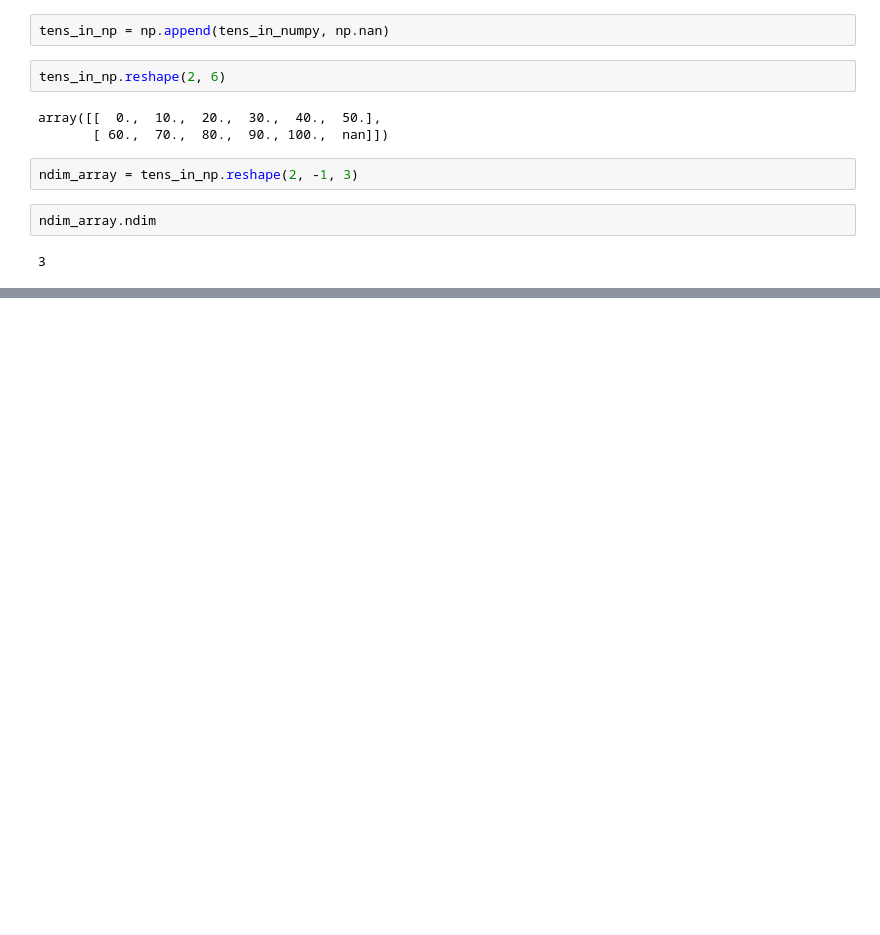
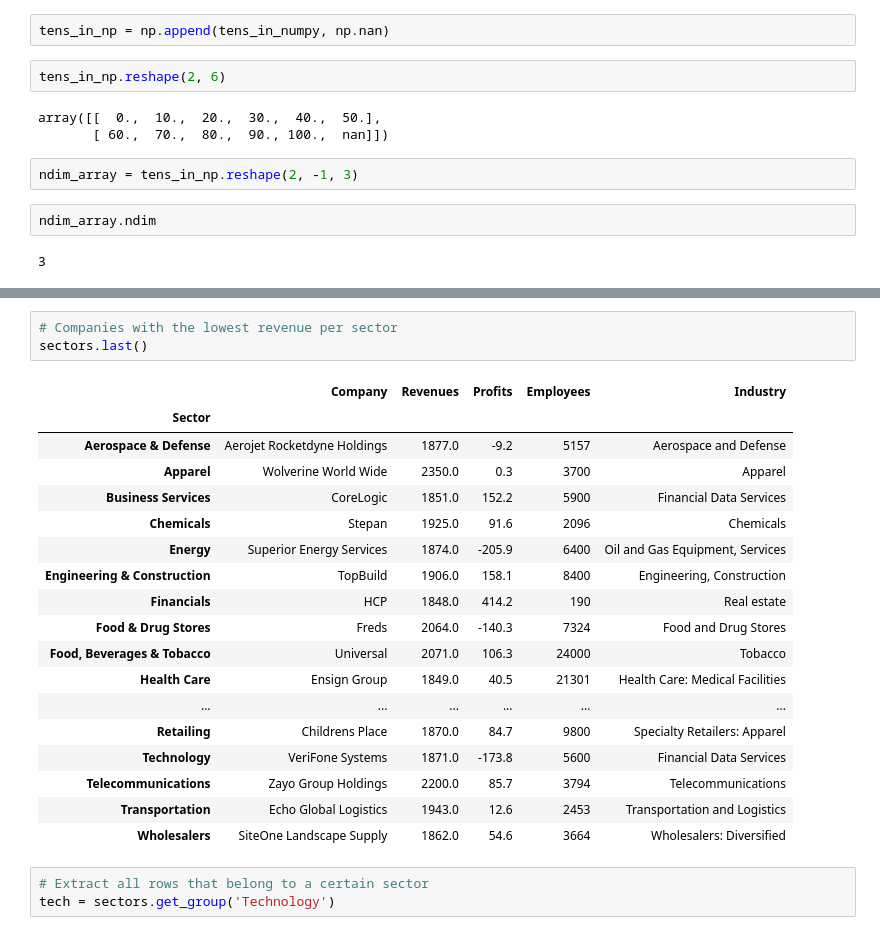
Before and after one commit to chlazaris/pandas_training, a Jupyter notebook: Pandas_Training.ipynb, the cells around one changed output, grey strips where cells are left out. Drawn from its saved outputs; the diff is of its cells as text; blank space fills up the shorter version.

```diff
--- a/Pandas_Training.ipynb
+++ b/Pandas_Training.ipynb
@@ -2036,0 +2189,25 @@ ndim_array.ndim
+# %%
+# Companies with the lowest revenue per sector
+sectors.last()
+# %% [output]
+|  | Company | Revenues | Profits | Employees | Industry |
+| Sector |  |  |  |  |  |
+| Aerospace & Defense | Aerojet Rocketdyne Holdings | 1877.0 | -9.2 | 5157 | Aerospace and Defense |
+| Apparel | Wolverine World Wide | 2350.0 | 0.3 | 3700 | Apparel |
+| Business Services | CoreLogic | 1851.0 | 152.2 | 5900 | Financial Data Services |
+| Chemicals | Stepan | 1925.0 | 91.6 | 2096 | Chemicals |
+| Energy | Superior Energy Services | 1874.0 | -205.9 | 6400 | Oil and Gas Equipment, Services |
+| Engineering & Construction | TopBuild | 1906.0 | 158.1 | 8400 | Engineering, Construction |
+| Financials | HCP | 1848.0 | 414.2 | 190 | Real estate |
+| Food & Drug Stores | Freds | 2064.0 | -140.3 | 7324 | Food and Drug Stores |
+| Food, Beverages & Tobacco | Universal | 2071.0 | 106.3 | 24000 | Tobacco |
+| Health Care | Ensign Group | 1849.0 | 40.5 | 21301 | Health Care: Medical Facilities |
+| ... | ... | ... | ... | ... | ... |
+| Retailing | Childrens Place | 1870.0 | 84.7 | 9800 | Specialty Retailers: Apparel |
+| Technology | VeriFone Systems | 1871.0 | -173.8 | 5600 | Financial Data Services |
+| Telecommunications | Zayo Group Holdings | 2200.0 | 85.7 | 3794 | Telecommunications |
+| Transportation | Echo Global Logistics | 1943.0 | 12.6 | 2453 | Transportation and Logistics |
+| Wholesalers | SiteOne Landscape Supply | 1862.0 | 54.6 | 3664 | Wholesalers: Diversified |
+# %%
+# Extract all rows that belong to a certain sector
+tech = sectors.get_group('Technology')
```
Also changed, not shown: parts of 22 cells of this notebook.
